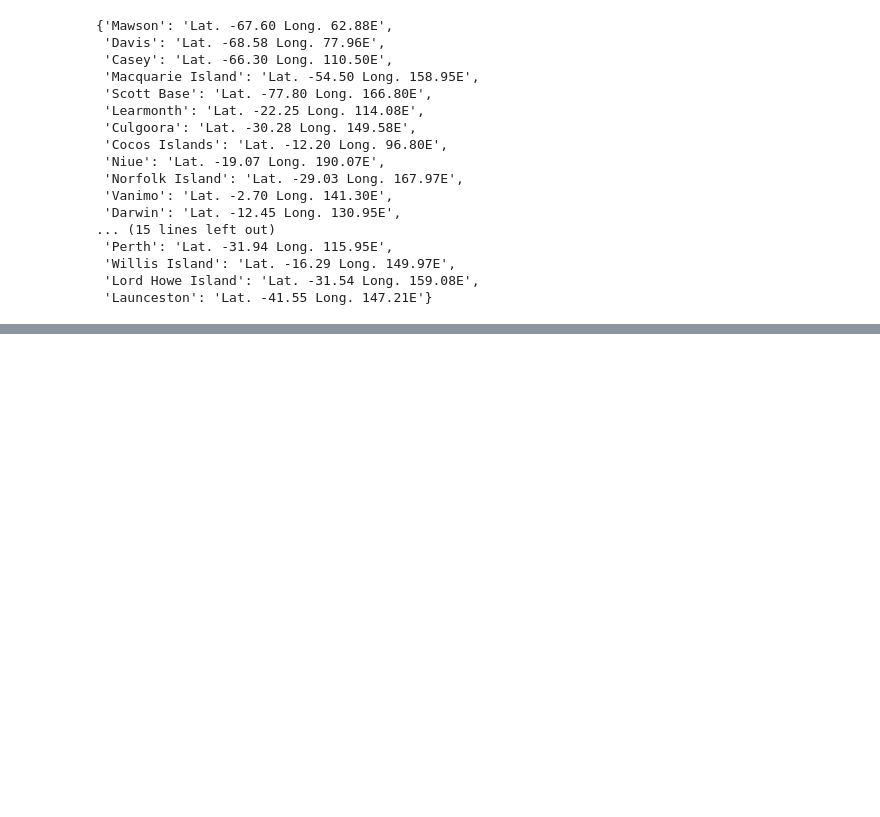
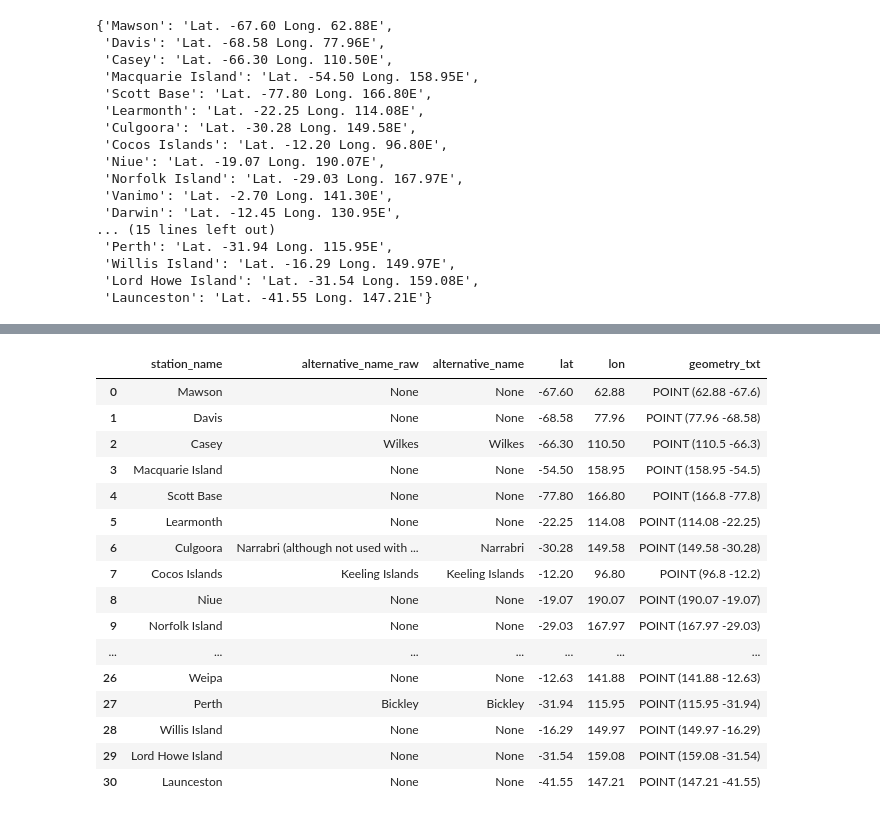
Before and after one commit to keithzyyy/space-weather-project, a Jupyter notebook: notebooks/05_kindex_site_metadata_expl.ipynb, the cells around one changed output, grey strips where cells are left out. Saved outputs shown, nothing was run; the diff lists cells and outputs as text; code cells hidden in the pictures; blank space fills up the shorter version.

```diff
--- a/notebooks/05_kindex_site_metadata_expl.ipynb
+++ b/notebooks/05_kindex_site_metadata_expl.ipynb
@@ -393,0 +779,22 @@ station_metadata
+# %%
+station_metadata[
+    ["station_name", "alternative_name_raw", "alternative_name", "lat", "lon", "geometry_txt"]
+]
+# %% [output]
+|  | station_name | alternative_name_raw | alternative_name | lat | lon | geometry_txt |
+| 0 | Mawson | None | None | -67.60 | 62.88 | POINT (62.88 -67.6) |
+| 1 | Davis | None | None | -68.58 | 77.96 | POINT (77.96 -68.58) |
+| 2 | Casey | Wilkes | Wilkes | -66.30 | 110.50 | POINT (110.5 -66.3) |
+| 3 | Macquarie Island | None | None | -54.50 | 158.95 | POINT (158.95 -54.5) |
+| 4 | Scott Base | None | None | -77.80 | 166.80 | POINT (166.8 -77.8) |
+| 5 | Learmonth | None | None | -22.25 | 114.08 | POINT (114.08 -22.25) |
+| 6 | Culgoora | Narrabri (although not used with ... | Narrabri | -30.28 | 149.58 | POINT (149.58 -30.28) |
+| 7 | Cocos Islands | Keeling Islands | Keeling Islands | -12.20 | 96.80 | POINT (96.8 -12.2) |
+| 8 | Niue | None | None | -19.07 | 190.07 | POINT (190.07 -19.07) |
+| 9 | Norfolk Island | None | None | -29.03 | 167.97 | POINT (167.97 -29.03) |
+| ... | ... | ... | ... | ... | ... | ... |
+| 26 | Weipa | None | None | -12.63 | 141.88 | POINT (141.88 -12.63) |
+| 27 | Perth | Bickley | Bickley | -31.94 | 115.95 | POINT (115.95 -31.94) |
+| 28 | Willis Island | None | None | -16.29 | 149.97 | POINT (149.97 -16.29) |
+| 29 | Lord Howe Island | None | None | -31.54 | 159.08 | POINT (159.08 -31.54) |
+| 30 | Launceston | None | None | -41.55 | 147.21 | POINT (147.21 -41.55) |
```
Also changed, not shown: parts of 14 cells of this notebook, 1 other file.
